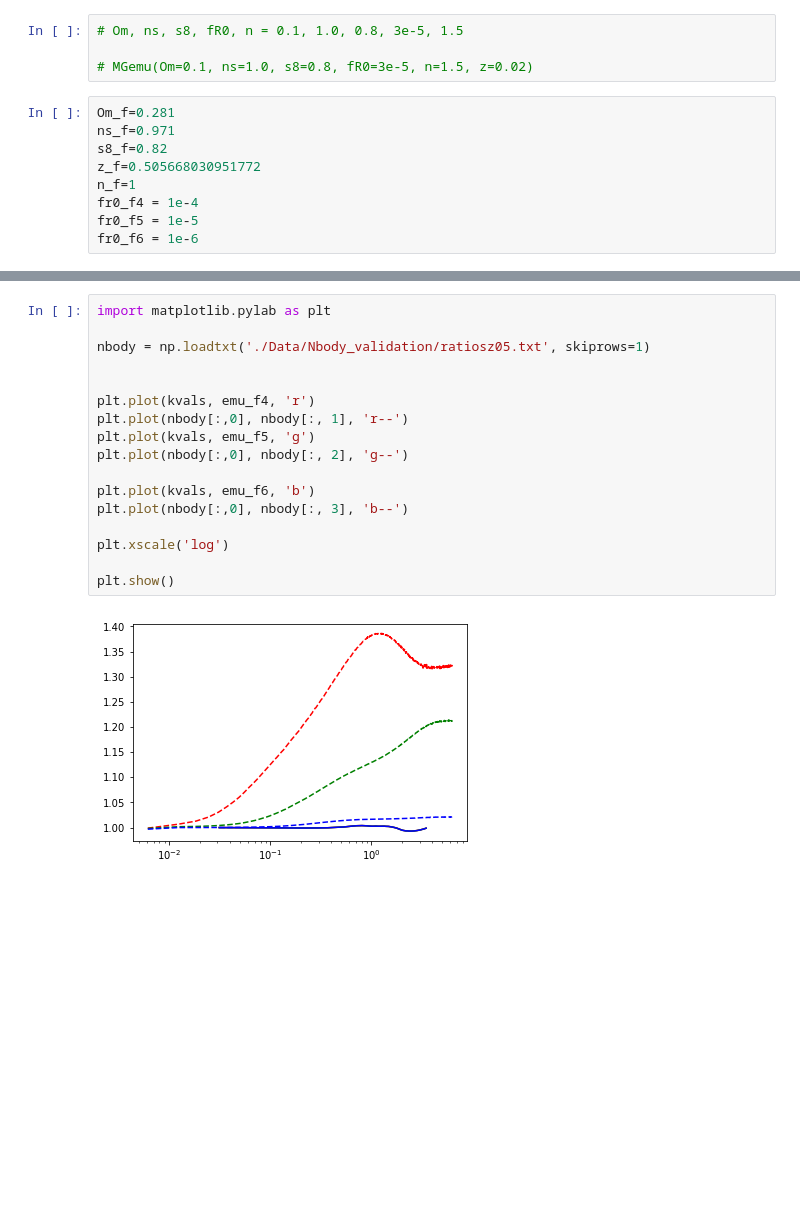
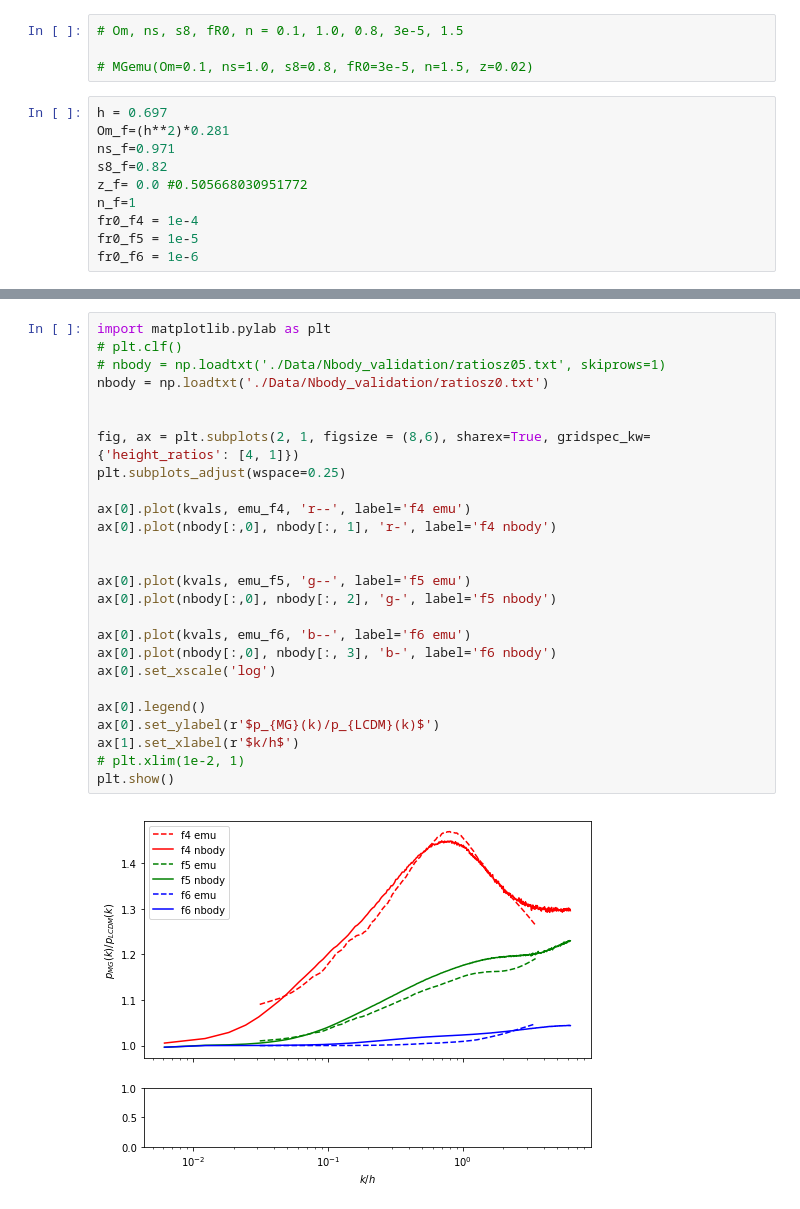
Before and after one commit to nesar/MGemulator, a Jupyter notebook: MGemu_z.ipynb, the cells around one changed output, grey strips where cells are left out. Drawn from its saved outputs; the diff is of its cells as text; blank space fills up the shorter version.

```diff
--- a/MGemu_z.ipynb
+++ b/MGemu_z.ipynb
@@ -89,10 +124,11 @@ z_all = az[:, 1]
 
 # MGemu(Om=0.1, ns=1.0, s8=0.8, fR0=3e-5, n=1.5, z=0.02)
 # %%
-Om_f=0.281
+h = 0.697
+Om_f=(h**2)*0.281
 ns_f=0.971
 s8_f=0.82
-z_f=0.505668030951772
+z_f= 0.0 #0.505668030951772
 n_f=1
 fr0_f4 = 1e-4
 fr0_f5 = 1e-5
@@ -108,19 +153,28 @@ Linear interpolating for redshift between z1= 0.52207 z2= 0.4997
 # %%
 import matplotlib.pylab as plt
-
-nbody = np.loadtxt('./Data/Nbody_validation/ratiosz05.txt', skiprows=1)
+# plt.clf()
+# nbody = np.loadtxt('./Data/Nbody_validation/ratiosz05.txt', skiprows=1)
+nbody = np.loadtxt('./Data/Nbody_validation/ratiosz0.txt')
 
 
-plt.plot(kvals, emu_f4, 'r')
-plt.plot(nbody[:,0], nbody[:, 1], 'r--')
-plt.plot(kvals, emu_f5, 'g')
-plt.plot(nbody[:,0], nbody[:, 2], 'g--')
+fig, ax = plt.subplots(2, 1, figsize = (8,6), sharex=True, gridspec_kw={'height_ratios': [4, 1]})
+plt.subplots_adjust(wspace=0.25)
 
-plt.plot(kvals, emu_f6, 'b')
-plt.plot(nbody[:,0], nbody[:, 3], 'b--')
+ax[0].plot(kvals, emu_f4, 'r--', label='f4 emu')
+ax[0].plot(nbody[:,0], nbody[:, 1], 'r-', label='f4 nbody')
 
-plt.xscale('log')
 
+ax[0].plot(kvals, emu_f5, 'g--', label='f5 emu')
+ax[0].plot(nbody[:,0], nbody[:, 2], 'g-', label='f5 nbody')
+
+ax[0].plot(kvals, emu_f6, 'b--', label='f6 emu')
+ax[0].plot(nbody[:,0], nbody[:, 3], 'b-', label='f6 nbody')
+ax[0].set_xscale('log')
+
+ax[0].legend()
+ax[0].set_ylabel(r'$p_{MG}(k)/p_{LCDM}(k)$')
+ax[1].set_xlabel(r'$k/h$')
+# plt.xlim(1e-2, 1)
 plt.show()
 # %% [output]
-[figure, old version]
+[figure, new version]
```
Also changed, not shown: parts of 12 cells of this notebook, 5 other files.
